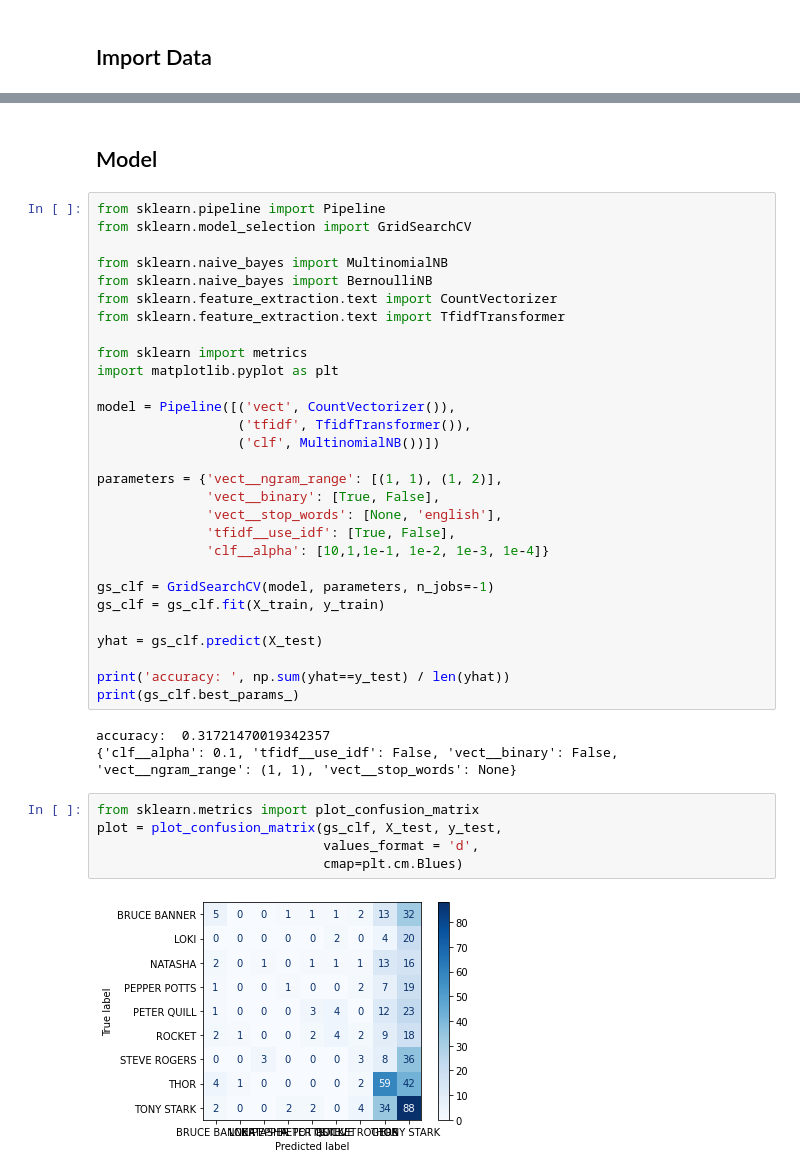
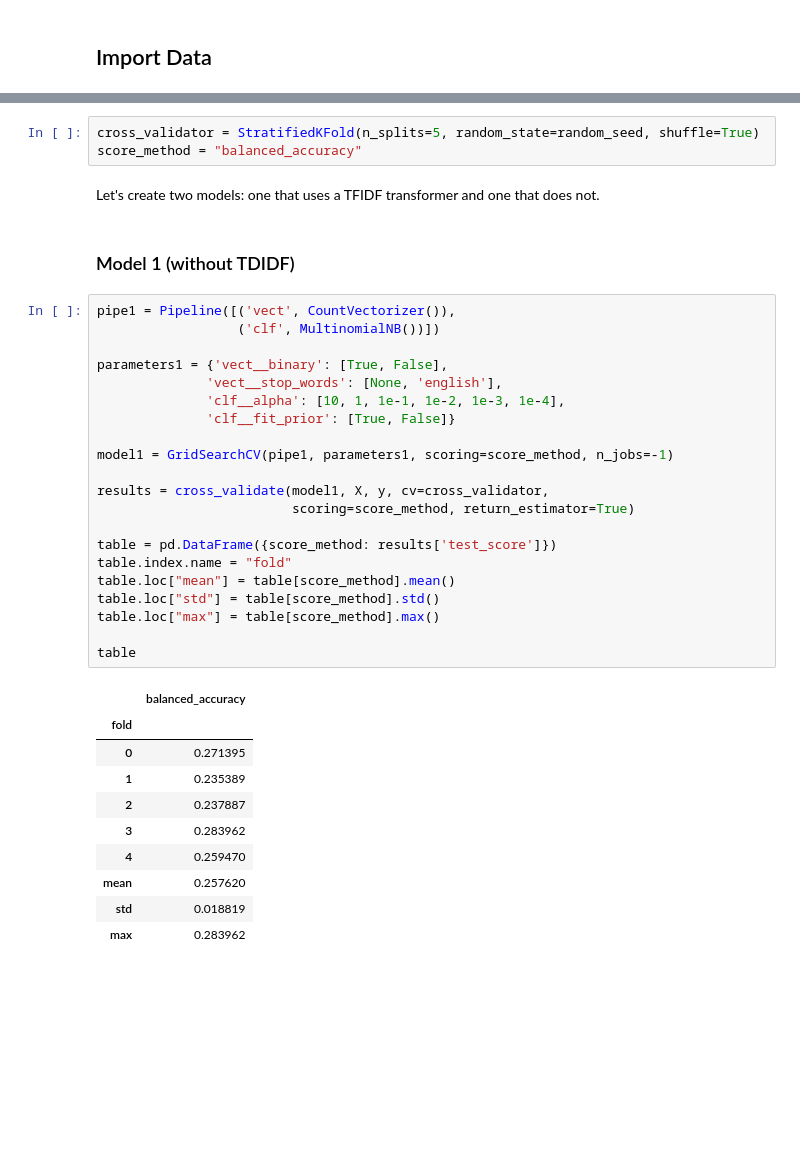
Before and after one commit to prestondunton/marvel-dialogue-nlp, a Jupyter notebook: Naive Bayes.ipynb, the cells around one changed output, grey strips where cells are left out. Saved outputs shown, nothing was run; the diff lists cells and outputs as text; blank space fills up the shorter version.

```diff
--- a/Naive Bayes.ipynb
+++ b/Naive Bayes.ipynb
@@ -66,41 +54,39 @@ table
+# %%
+cross_validator = StratifiedKFold(n_splits=5, random_state=random_seed, shuffle=True)
+score_method = "balanced_accuracy"
+# %% [markdown]
+Let's create two models: one that uses a TFIDF transformer and one that does not.
 # %% [markdown]
-## Model
+### Model 1 (without TDIDF)
-# %%
-from sklearn.pipeline import Pipeline
-from sklearn.model_selection import GridSearchCV
-
-from sklearn.naive_bayes import MultinomialNB
-from sklearn.naive_bayes import BernoulliNB
-from sklearn.feature_extraction.text import CountVectorizer
-from sklearn.feature_extraction.text import TfidfTransformer
-
-from sklearn import metrics
-import matplotlib.pyplot as plt
-
-model = Pipeline([('vect', CountVectorizer()),
-                  ('tfidf', TfidfTransformer()),
-                  ('clf', MultinomialNB())])
-
-parameters = {'vect__ngram_range': [(1, 1), (1, 2)],
-              'vect__binary': [True, False],
-              'vect__stop_words': [None, 'english'],
-              'tfidf__use_idf': [True, False],
-              'clf__alpha': [10,1,1e-1, 1e-2, 1e-3, 1e-4]}
-
-gs_clf = GridSearchCV(model, parameters, n_jobs=-1)
-gs_clf = gs_clf.fit(X_train, y_train)
-
-yhat = gs_clf.predict(X_test)
-
-print('accuracy: ', np.sum(yhat==y_test) / len(yhat))
-print(gs_clf.best_params_)
-# %% [output]
-accuracy:  0.31721470019342357
-{'clf__alpha': 0.1, 'tfidf__use_idf': False, 'vect__binary': False, 'vect__ngram_range': (1, 1), 'vect__stop_words': None}
-# %%
-from sklearn.metrics import plot_confusion_matrix
-plot = plot_confusion_matrix(gs_clf, X_test, y_test,
-                             values_format = 'd',
-                             cmap=plt.cm.Blues)
-# %% [output]
-[figure, removed]
+# %%
+pipe1 = Pipeline([('vect', CountVectorizer()),
+                  ('clf', MultinomialNB())])
+
+parameters1 = {'vect__binary': [True, False],
+              'vect__stop_words': [None, 'english'],
+              'clf__alpha': [10, 1, 1e-1, 1e-2, 1e-3, 1e-4],
+              'clf__fit_prior': [True, False]}
+
+model1 = GridSearchCV(pipe1, parameters1, scoring=score_method, n_jobs=-1)
+
+results = cross_validate(model1, X, y, cv=cross_validator,
+                         scoring=score_method, return_estimator=True)
+
+table = pd.DataFrame({score_method: results['test_score']})
+table.index.name = "fold"
+table.loc["mean"] = table[score_method].mean()
+table.loc["std"] = table[score_method].std()
+table.loc["max"] = table[score_method].max()
+
+table
+# %% [output]
+|  | balanced_accuracy |
+| fold |  |
+| 0 | 0.271395 |
+| 1 | 0.235389 |
+| 2 | 0.237887 |
+| 3 | 0.283962 |
+| 4 | 0.259470 |
+| mean | 0.257620 |
+| std | 0.018819 |
+| max | 0.283962 |
```
Also changed, not shown: parts of 16 cells of this notebook, 1 other file.
